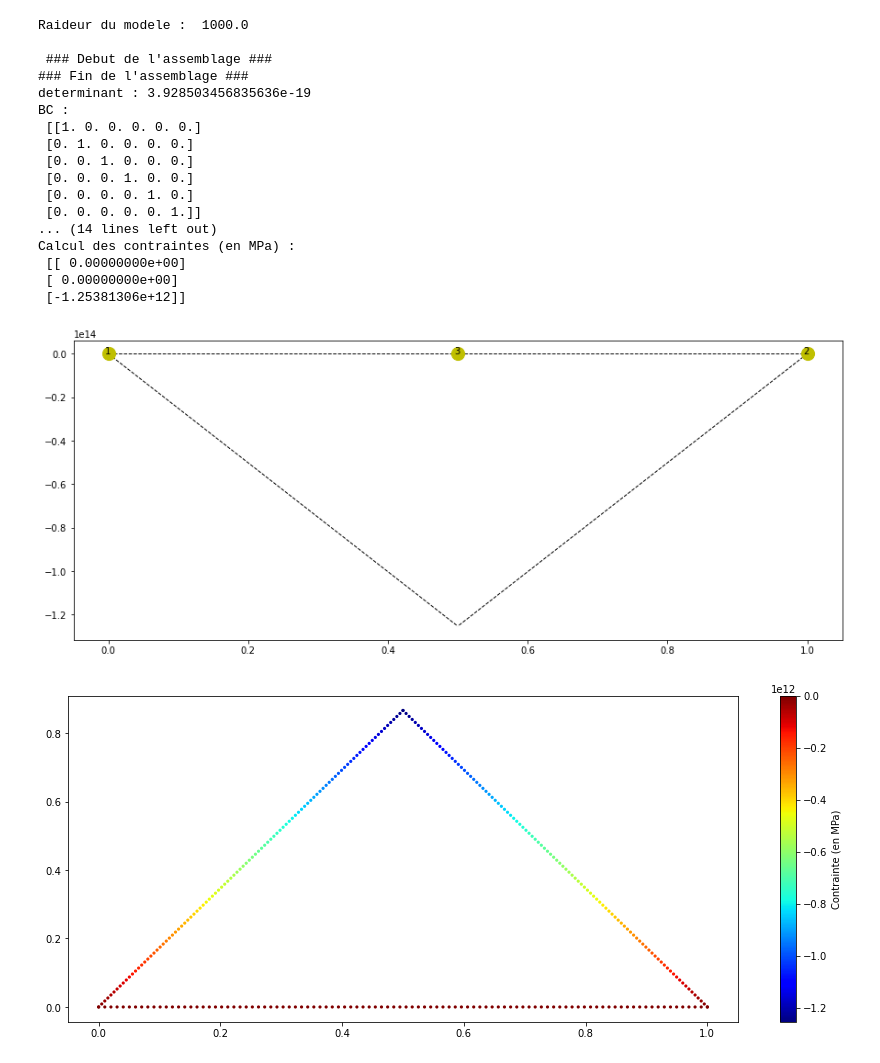
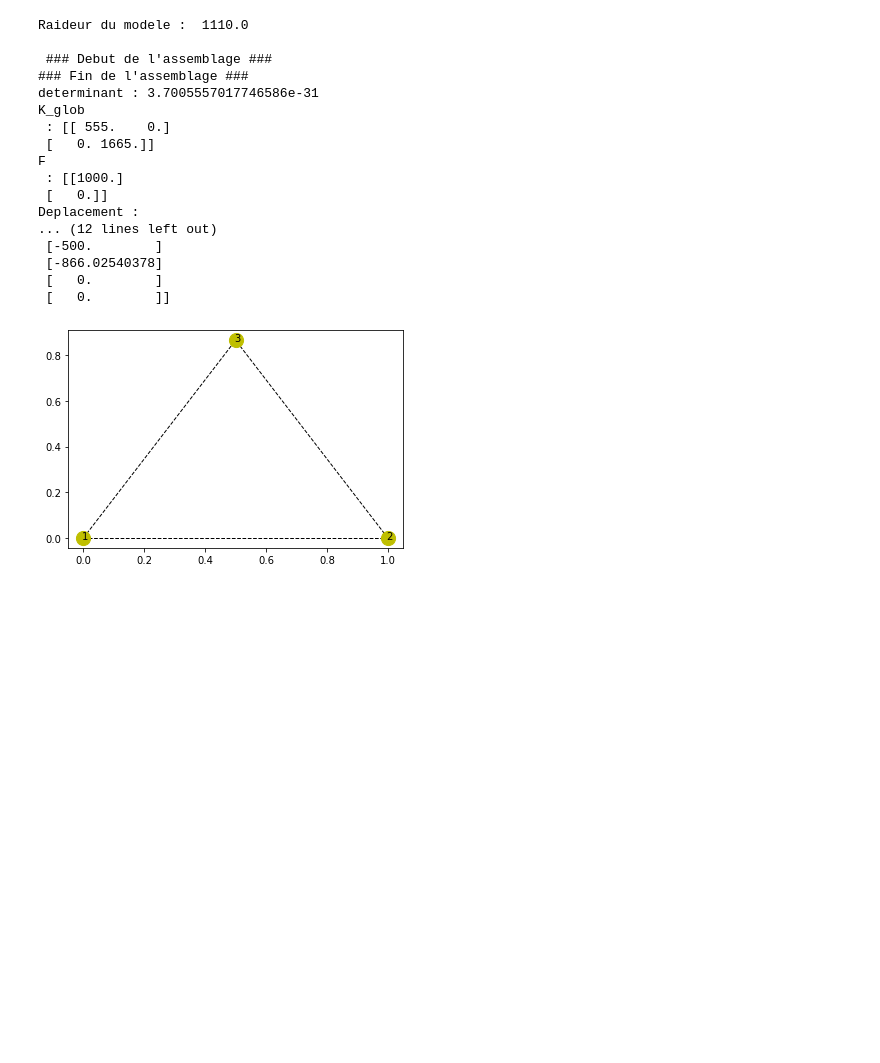
Before and after one commit to NicolasGameiro/FEM_Course, a Jupyter notebook: Modele_Barre_2D.ipynb, the cells around one changed output. Drawn from its saved outputs; the diff is of its cells as text; code cells hidden in the pictures; blank space fills up the shorter version.

```diff
--- a/Modele_Barre_2D.ipynb
+++ b/Modele_Barre_2D.ipynb
@@ -29,9 +29,9 @@ Norme de la force :  1000
 # %%
 ### Etapte 2 : On calcule la matrice de raideur dans le repere local dans les coordonnees locales
 
-E = 1e6 # Module D'Young [en Pa]
-S = 1e-1 # Section [en m^2]
-L = 100 # Longueur d'un element [en m]
+E = 1e4 # Module D'Young [en Pa]
+S = 0.111 # Section [en m^2]
+L = 1 # Longueur d'un element [en m]
 q = 20 # Charge repartie (en N/m)
 k = E*S/L
 print("Raideur du modele : ", k, "\n")
@@ -39,9 +39,9 @@ print("Raideur du modele : ", k, "\n")
 %run src\Fonctions.ipynb
 
 K_elem = k*np.array([[1, 0 , -1, 0],
-                         [0, 0 , 0, 0],
-                        [-1, 0, 1, 0],
-                        [0, 0 , 0 , 0]])
+                    [0, 0 , 0, 0],
+                    [-1, 0, 1, 0],
+                    [0, 0 , 0 , 0]])
 
 def K_elem(L_e) :
     K_elem = E*S/L_e*np.array([[1, 0 , -1, 0],
@@ -78,10 +78,17 @@ BC3 = np.array([[ 0., 0., 0.],
               [0., 0., 0.],
               [0., 1., 0.],
               [0., 0., 1.]])
-BC = BC3
+BC4 = np.array([[ 0., 0.],
+              [ 0., 0.],
+              [ 0., 0.],
+              [ 0., 0.],
+              [ 1., 0.],
+              [ 0., 1.]])
+
+BC = BC4
 #F = np.array([0, 0, 0, 0, 100, 0])
 #F = np.array([0, 0, 0, 0, 0, 0, 100, 0])
-BC = bc(NoN)
+#BC = bc(NoN)
 #F = apply_forces_poutre(NoN)
 F = F.flatten()
 F = np.vstack(F)
@@ -99,10 +106,10 @@ React = K_glob.dot(U) - F
 
 ### Etape 9 : Calcul des contraintes
 # On recalcule les déplacements locaux
-u = R(0).dot(U[0:4])
+#u = R(0).dot(U[0:4])
 #f = K_elem.dot(u)
 
-affiche = 0
+affiche = 1
 if affiche == 1 :
     print("K_glob \n :",K_glob_r)
     print("F \n :",F_r)
@@ -110,36 +117,35 @@ if affiche == 1 :
     print("Deplacement : \n", U)
     print("Reaction : \n", React)
 
-sigma = stress_barre(u)/1e6
-print("Calcul des contraintes (en MPa) : \n",sigma)
+#sigma = stress_barre(u)/1e6
+#print("Calcul des contraintes (en MPa) : \n",sigma)
 # %% [output]
-Raideur du modele :  1000.0
+Raideur du modele :  1110.0
 
  ### Debut de l'assemblage ###
 ### Fin de l'assemblage ###
-determinant : 3.928503456835636e-19
-BC :
- [[1. 0. 0. 0. 0. 0.]
- [0. 1. 0. 0. 0. 0.]
- [0. 0. 1. 0. 0. 0.]
- [0. 0. 0. 1. 0. 0.]
- [0. 0. 0. 0. 1. 0.]
- [0. 0. 0. 0. 0. 1.]]
-... (14 lines left out)
-Calcul des contraintes (en MPa) :
- [[ 0.00000000e+00]
- [ 0.00000000e+00]
- [-1.25381306e+12]]
+determinant : 3.7005557017746586e-31
+K_glob
+ : [[ 555.    0.]
+ [   0. 1665.]]
+F
+ : [[1000.]
+ [   0.]]
+Deplacement :
+... (12 lines left out)
+ [-500.        ]
+ [-866.02540378]
+ [   0.        ]
+ [   0.        ]]
 # %%
 ### Etape 10 : Affichage
 scale = 100
 
 #plt.scatter(NL[:,0],NL[:,1])
 #plt.scatter(NL[:,0]+scale*U[::2].flatten(),NL[:,1]+scale*U[1::2])
 
 plot_disp(NL,U)
-plot_stress(NL,U)
+#plot_stress(NL,U)
 #norm_x = Normalize(np.abs(color.min()),np.abs(color.max()))
 # %% [output]
-[figure, old version]
+[figure, new version]
-[figure, removed]
```
Also changed, not shown: parts of 1 cell of this notebook, 4 other files.
